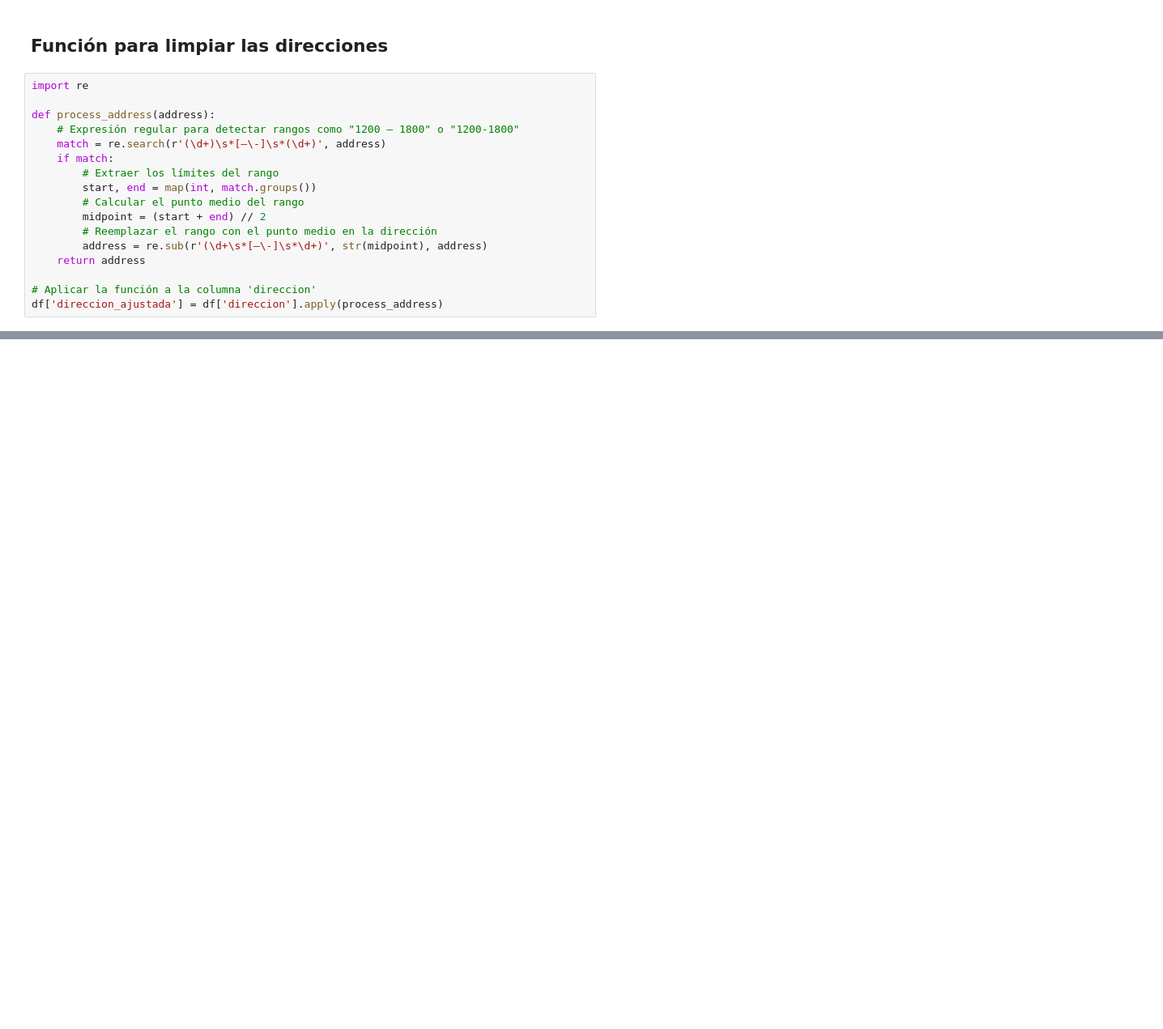
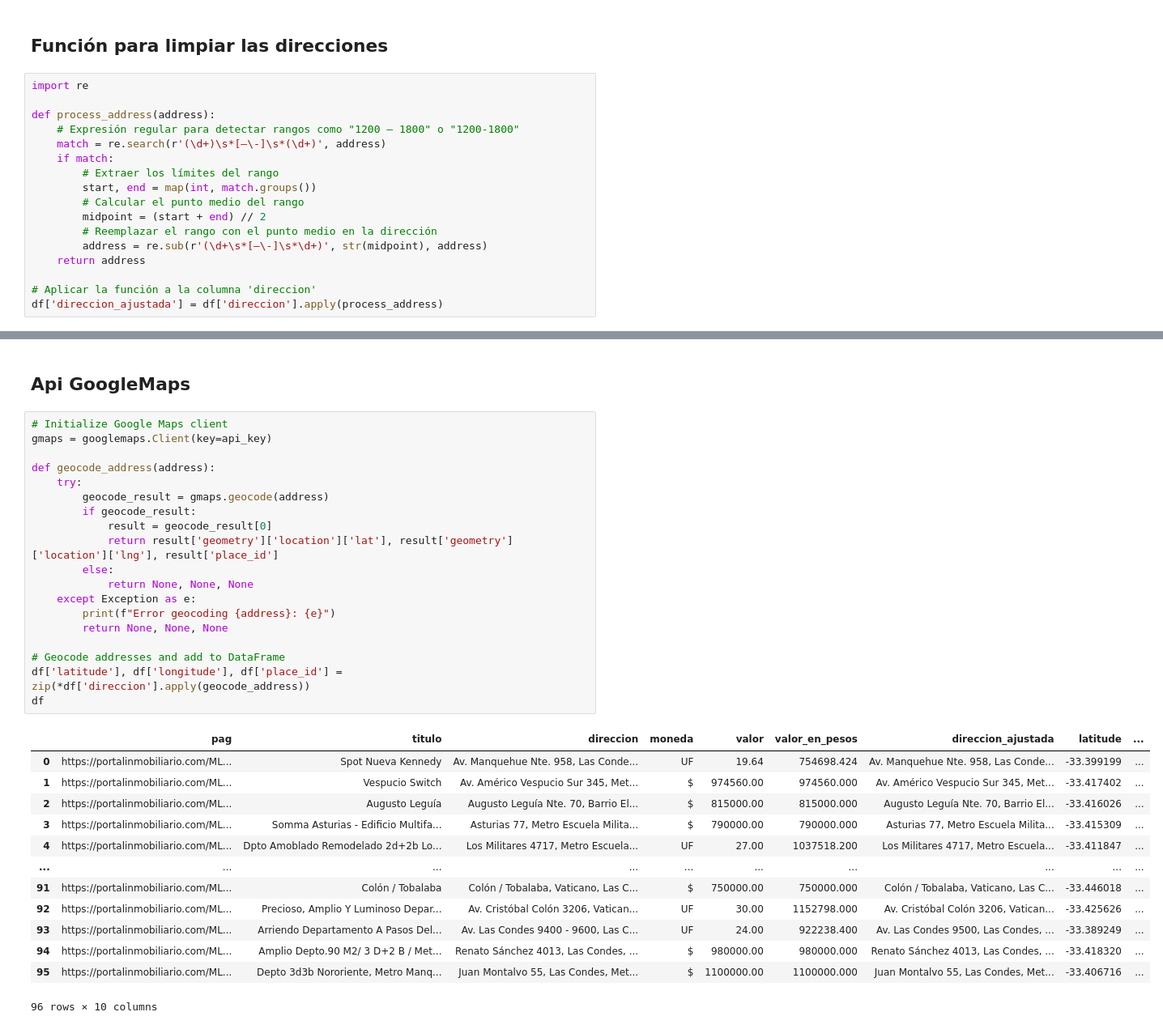
Before and after one commit to Kurt-Casteg/Proyecto_Almacenamiento, a Jupyter notebook: Trabajo_Final_ACD.ipynb, the cells around one changed output, grey strips where cells are left out. Shown at 81% size. Cells and saved outputs as stored; diff of their text form; blank space fills up the shorter version.

```diff
--- a/Trabajo_Final_ACD.ipynb
+++ b/Trabajo_Final_ACD.ipynb
@@ -367,0 +386,35 @@ df['direccion_ajustada'] = df['direccion'].apply(process_address)
+# %% [markdown]
+## Api GoogleMaps
+# %%
+# Initialize Google Maps client
+gmaps = googlemaps.Client(key=api_key)
+
+def geocode_address(address):
+    try:
+        geocode_result = gmaps.geocode(address)
+        if geocode_result:
+            result = geocode_result[0]
+            return result['geometry']['location']['lat'], result['geometry']['location']['lng'], result['place_id']
+        else:
+            return None, None, None
+    except Exception as e:
+        print(f"Error geocoding {address}: {e}")
+        return None, None, None
+
+# Geocode addresses and add to DataFrame
+df['latitude'], df['longitude'], df['place_id'] = zip(*df['direccion'].apply(geocode_address))
+df
+# %% [output]
+|  | pag | titulo | direccion | moneda | valor | valor_en_pesos | direccion_ajustada | latitude | ... |
+| 0 | https://portalinmobiliario.com/ML... | Spot Nueva Kennedy | Av. Manquehue Nte. 958, Las Conde... | UF | 19.64 | 754698.424 | Av. Manquehue Nte. 958, Las Conde... | -33.399199 | ... |
+| 1 | https://portalinmobiliario.com/ML... | Vespucio Switch | Av. Américo Vespucio Sur 345, Met... | $ | 974560.00 | 974560.000 | Av. Américo Vespucio Sur 345, Met... | -33.417402 | ... |
+| 2 | https://portalinmobiliario.com/ML... | Augusto Leguía | Augusto Leguía Nte. 70, Barrio El... | $ | 815000.00 | 815000.000 | Augusto Leguía Nte. 70, Barrio El... | -33.416026 | ... |
+| 3 | https://portalinmobiliario.com/ML... | Somma Asturias - Edificio Multifa... | Asturias 77, Metro Escuela Milita... | $ | 790000.00 | 790000.000 | Asturias 77, Metro Escuela Milita... | -33.415309 | ... |
+| 4 | https://portalinmobiliario.com/ML... | Dpto Amoblado Remodelado 2d+2b Lo... | Los Militares 4717, Metro Escuela... | UF | 27.00 | 1037518.200 | Los Militares 4717, Metro Escuela... | -33.411847 | ... |
+| ... | ... | ... | ... | ... | ... | ... | ... | ... | ... |
+| 91 | https://portalinmobiliario.com/ML... | Colón / Tobalaba | Colón / Tobalaba, Vaticano, Las C... | $ | 750000.00 | 750000.000 | Colón / Tobalaba, Vaticano, Las C... | -33.446018 | ... |
+| 92 | https://portalinmobiliario.com/ML... | Precioso, Amplio Y Luminoso Depar... | Av. Cristóbal Colón 3206, Vatican... | UF | 30.00 | 1152798.000 | Av. Cristóbal Colón 3206, Vatican... | -33.425626 | ... |
+| 93 | https://portalinmobiliario.com/ML... | Arriendo Departamento A Pasos Del... | Av. Las Condes 9400 - 9600, Las C... | UF | 24.00 | 922238.400 | Av. Las Condes 9500, Las Condes, ... | -33.389249 | ... |
+| 94 | https://portalinmobiliario.com/ML... | Amplio Depto.90 M2/ 3 D+2 B / Met... | Renato Sánchez 4013, Las Condes, ... | $ | 980000.00 | 980000.000 | Renato Sánchez 4013, Las Condes, ... | -33.418320 | ... |
+| 95 | https://portalinmobiliario.com/ML... | Depto 3d3b Nororiente, Metro Manq... | Juan Montalvo 55, Las Condes, Met... | $ | 1100000.00 | 1100000.000 | Juan Montalvo 55, Las Condes, Met... | -33.406716 | ... |
+96 rows × 10 columns
```
Also changed, not shown: parts of 12 cells of this notebook.
